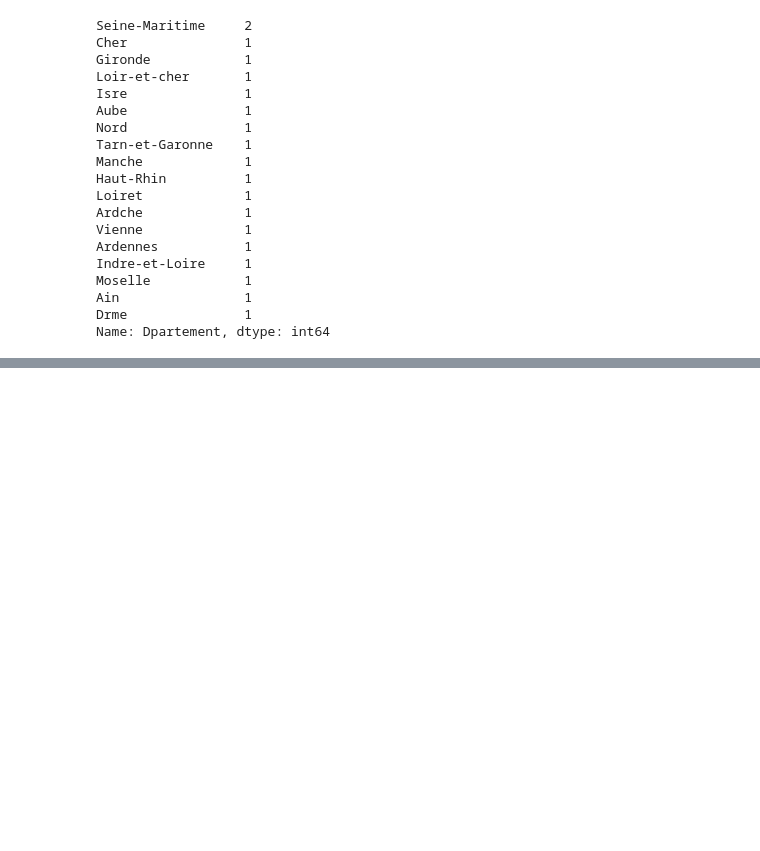
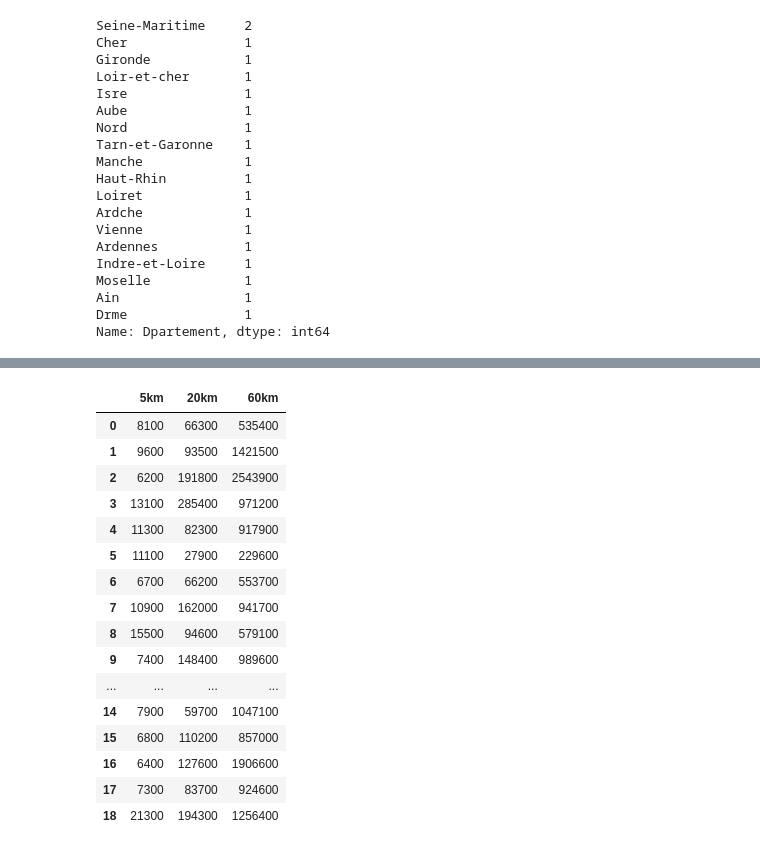
Before and after one commit to gbrugere/ProjPython, a Jupyter notebook: Stats_Nucleaire.ipynb, the cells around one changed output, grey strips where cells are left out. Saved outputs shown, nothing was run; the diff lists cells and outputs as text; code cells hidden in the pictures; blank space fills up the shorter version.

```diff
--- a/Stats_Nucleaire.ipynb
+++ b/Stats_Nucleaire.ipynb
@@ -124,0 +269,22 @@ pop.head()
+# %%
+pop_risquenucleaire1 = pd.DataFrame(data={'5km': pop_risque5km, '20km': pop_risque20km, '60km': pop_risque60km})
+# %%
+pop_risquenucleaire1.style.background_gradient(cmap='Reds',)
+# %% [output]
+|  | 5km | 20km | 60km |
+| 0 | 8100 | 66300 | 535400 |
+| 1 | 9600 | 93500 | 1421500 |
+| 2 | 6200 | 191800 | 2543900 |
+| 3 | 13100 | 285400 | 971200 |
+| 4 | 11300 | 82300 | 917900 |
+| 5 | 11100 | 27900 | 229600 |
+| 6 | 6700 | 66200 | 553700 |
+| 7 | 10900 | 162000 | 941700 |
+| 8 | 15500 | 94600 | 579100 |
+| 9 | 7400 | 148400 | 989600 |
+| ... | ... | ... | ... |
+| 14 | 7900 | 59700 | 1047100 |
+| 15 | 6800 | 110200 | 857000 |
+| 16 | 6400 | 127600 | 1906600 |
+| 17 | 7300 | 83700 | 924600 |
+| 18 | 21300 | 194300 | 1256400 |
```
Also changed, not shown: parts of 30 cells of this notebook, 4 other files.
